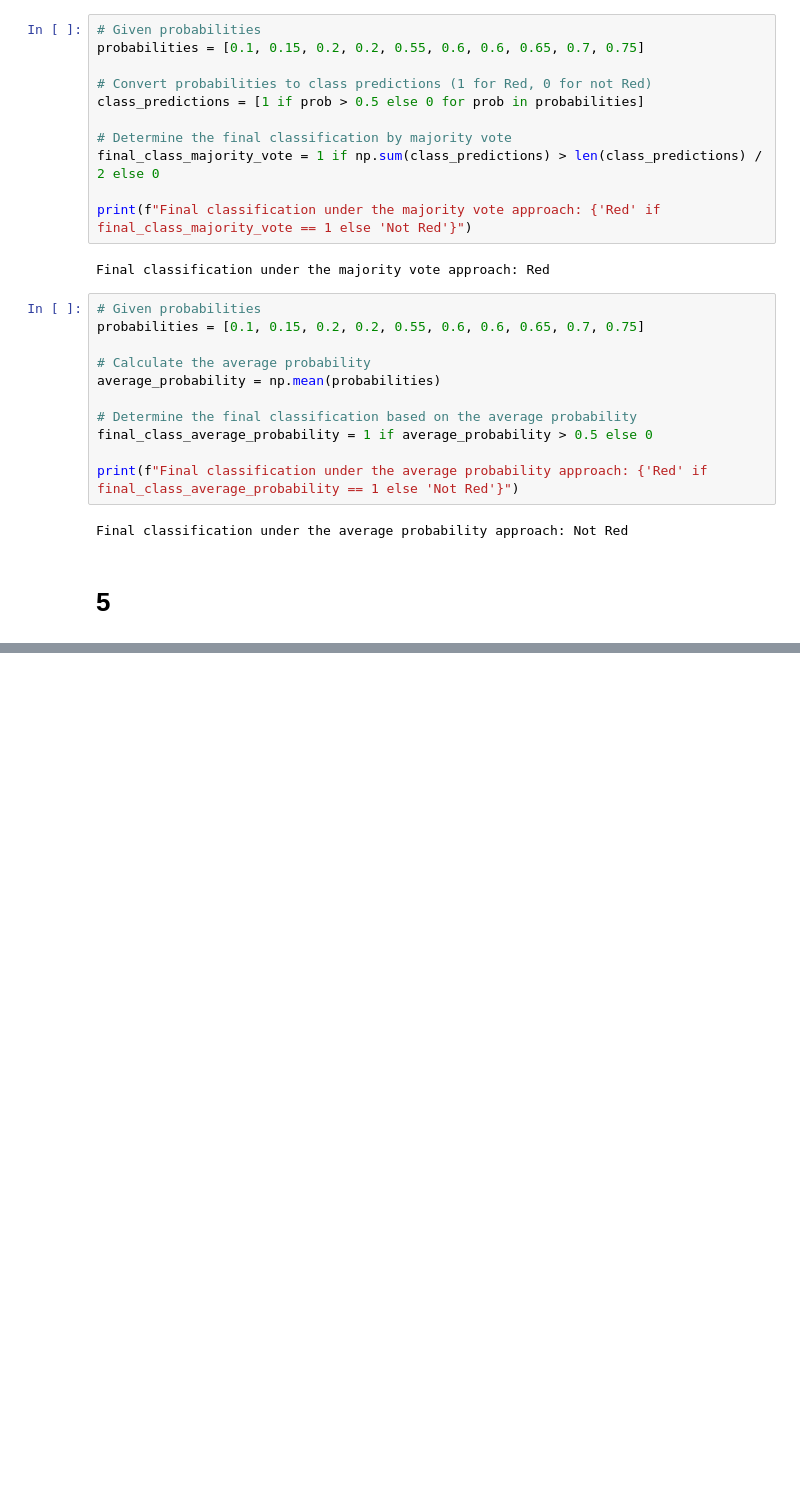
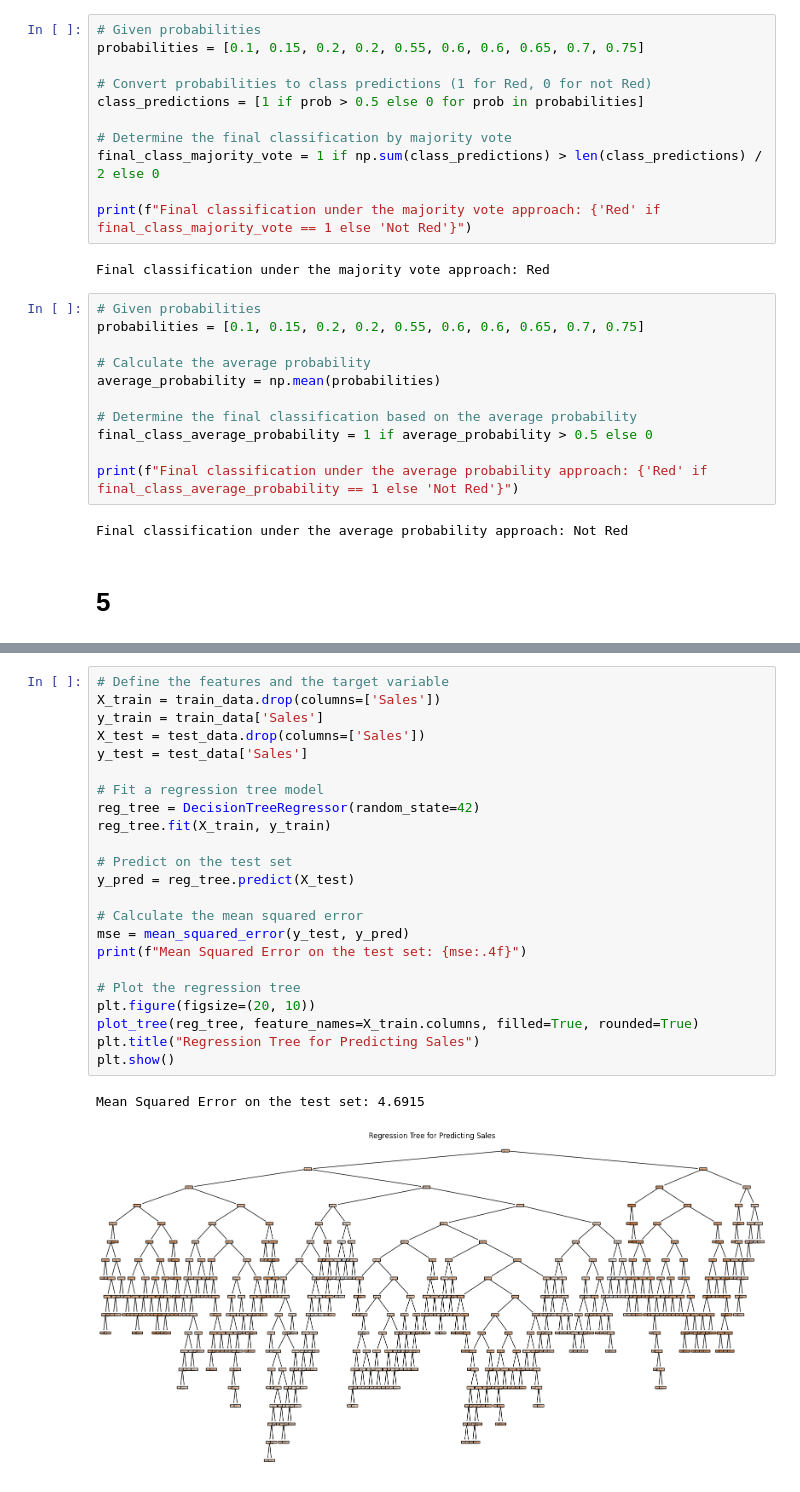
Before and after one commit to mhleethomas/Problem-Set-2, a Jupyter notebook: problem_set_2.ipynb, the cells around one changed output, grey strips where cells are left out. Drawn from its saved outputs; the diff is of its cells as text; blank space fills up the shorter version.

```diff
--- a/problem_set_2.ipynb
+++ b/problem_set_2.ipynb
@@ -854,0 +902,26 @@ Final classification under the average probability approach: Not Red
+# %%
+# Define the features and the target variable
+X_train = train_data.drop(columns=['Sales'])
+y_train = train_data['Sales']
+X_test = test_data.drop(columns=['Sales'])
+y_test = test_data['Sales']
+
+# Fit a regression tree model
+reg_tree = DecisionTreeRegressor(random_state=42)
+reg_tree.fit(X_train, y_train)
+
+# Predict on the test set
+y_pred = reg_tree.predict(X_test)
+
+# Calculate the mean squared error
+mse = mean_squared_error(y_test, y_pred)
+print(f"Mean Squared Error on the test set: {mse:.4f}")
+
+# Plot the regression tree
+plt.figure(figsize=(20, 10))
+plot_tree(reg_tree, feature_names=X_train.columns, filled=True, rounded=True)
+plt.title("Regression Tree for Predicting Sales")
+plt.show()
+# %% [output]
+Mean Squared Error on the test set: 4.6915
+[figure, added]
```
Also changed, not shown: parts of 9 cells of this notebook, 1 other file.
